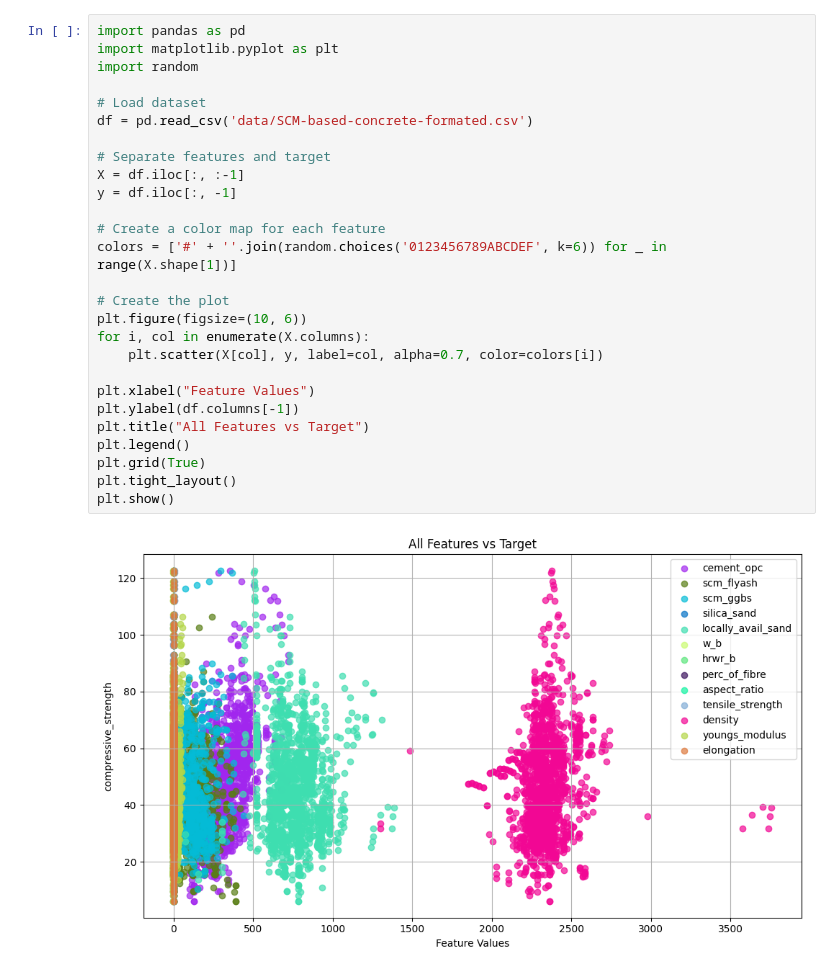
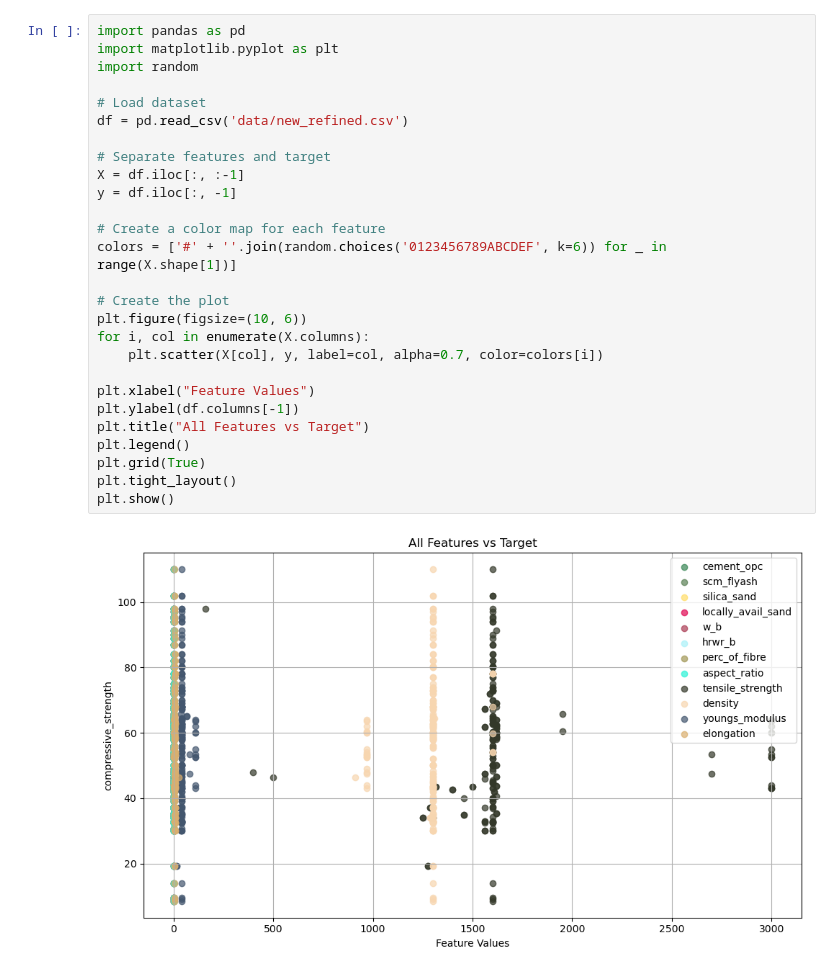
Before and after one commit to Amaan9136/regression-pipeline, a Jupyter notebook: scatter_plot.ipynb, the cells around one changed output. Drawn from its saved outputs; the diff is of its cells as text.

```diff
--- a/scatter_plot.ipynb
+++ b/scatter_plot.ipynb
@@ -1,29 +1,29 @@
 # %%
 import pandas as pd
 import matplotlib.pyplot as plt
 import random
 
 # Load dataset
-df = pd.read_csv('data/SCM-based-concrete-formated.csv')
+df = pd.read_csv('data/new_refined.csv')
 
 # Separate features and target
 X = df.iloc[:, :-1]
 y = df.iloc[:, -1]
 
 # Create a color map for each feature
 colors = ['#' + ''.join(random.choices('0123456789ABCDEF', k=6)) for _ in range(X.shape[1])]
 
 # Create the plot
 plt.figure(figsize=(10, 6))
 for i, col in enumerate(X.columns):
     plt.scatter(X[col], y, label=col, alpha=0.7, color=colors[i])
 
 plt.xlabel("Feature Values")
 plt.ylabel(df.columns[-1])
 plt.title("All Features vs Target")
 plt.legend()
 plt.grid(True)
 plt.tight_layout()
 plt.show()
 # %% [output]
-[figure, old version]
+[figure, new version]
```
Also changed, not shown: 28 other files.
